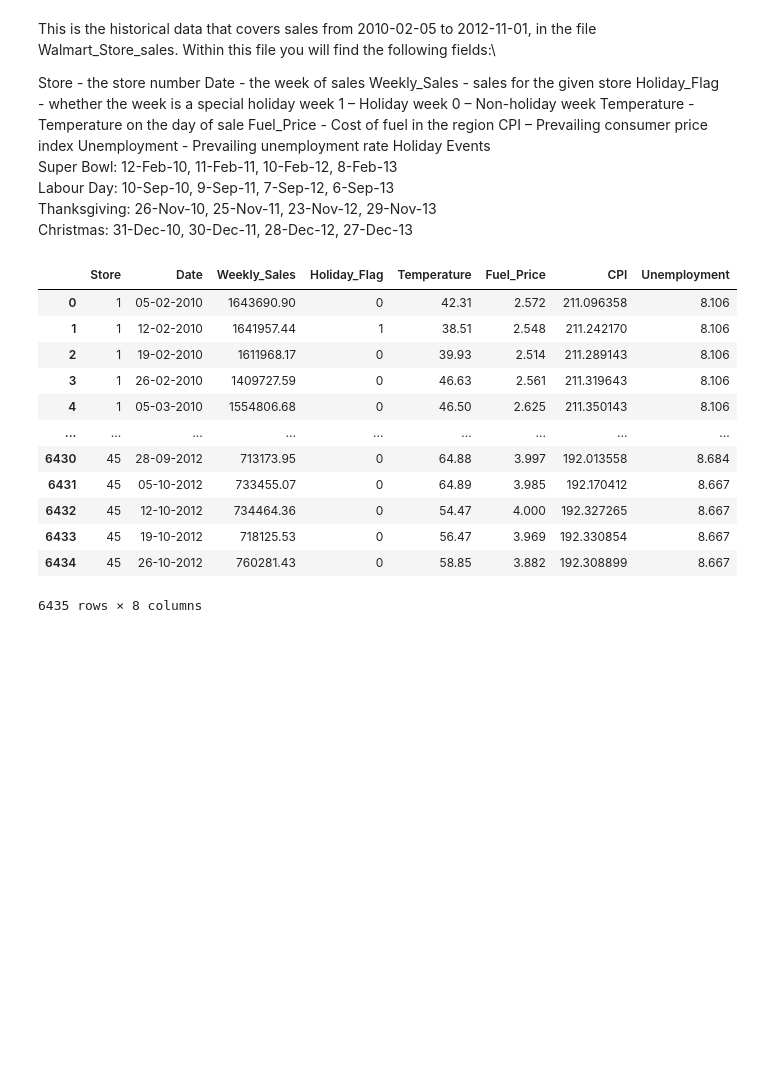
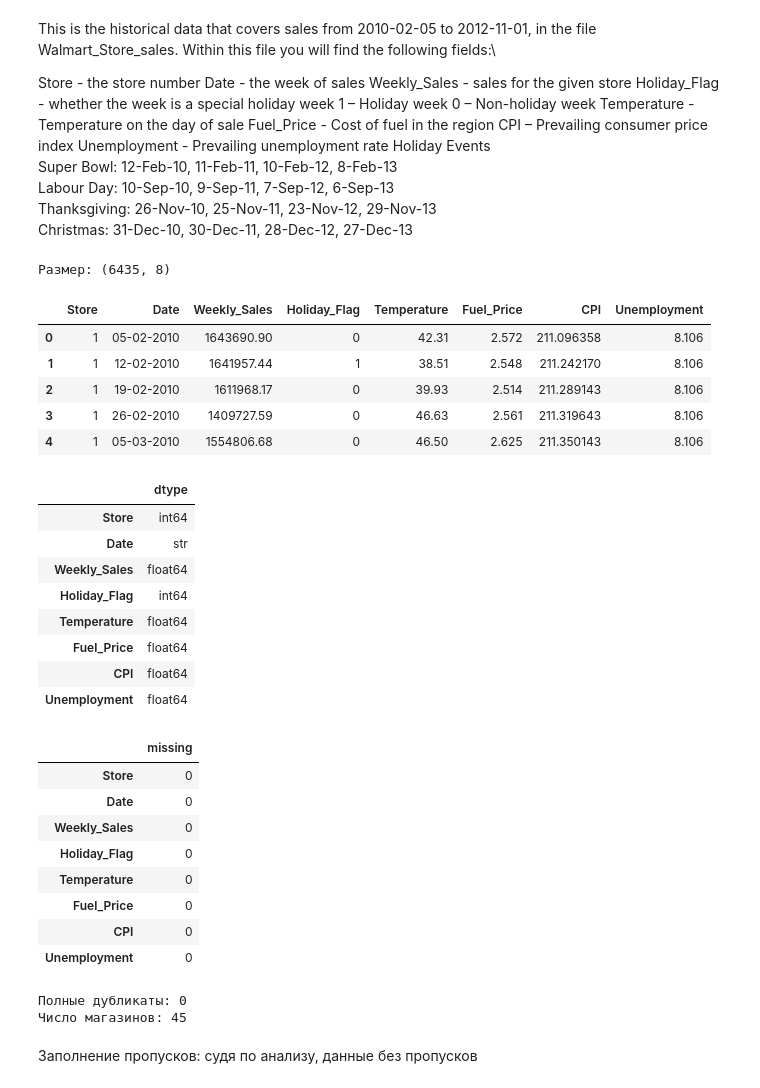
Before and after one commit to yargames1/ITMO, a Jupyter notebook: основы анализа данных/lab1/lab1.ipynb, the cells around one changed output. Cells and saved outputs as stored; diff of their text form; code cells hidden in the pictures; blank space fills up the shorter version.

```diff
--- a/основы анализа данных/lab1/lab1.ipynb
+++ b/основы анализа данных/lab1/lab1.ipynb
@@ -38,20 +19,39 @@ CPI – Prevailing consumer price index
 Unemployment - Prevailing unemployment rate
 Holiday Events<br /> Super Bowl: 12-Feb-10, 11-Feb-11, 10-Feb-12, 8-Feb-13<br /> Labour Day: 10-Sep-10, 9-Sep-11, 7-Sep-12, 6-Sep-13<br /> Thanksgiving: 26-Nov-10, 25-Nov-11, 23-Nov-12, 29-Nov-13<br /> Christmas: 31-Dec-10, 30-Dec-11, 28-Dec-12, 27-Dec-13
 # %%
-df = pd.read_csv('Walmart.csv')
+df = pd.read_csv("Walmart.csv")
+
+print("Размер:", df.shape)
+display(df.head())
+display(df.dtypes.to_frame("dtype"))
+display(df.isna().sum().to_frame("missing"))
+print("Полные дубликаты:", df.duplicated().sum())
+print("Число магазинов:", df["Store"].nunique())
+# %% [output]
+Размер: (6435, 8)
+|  | Store | Date | Weekly_Sales | Holiday_Flag | Temperature | Fuel_Price | CPI | Unemployment |
+| 0 | 1 | 05-02-2010 | 1643690.90 | 0 | 42.31 | 2.572 | 211.096358 | 8.106 |
+| 1 | 1 | 12-02-2010 | 1641957.44 | 1 | 38.51 | 2.548 | 211.242170 | 8.106 |
+| 2 | 1 | 19-02-2010 | 1611968.17 | 0 | 39.93 | 2.514 | 211.289143 | 8.106 |
+| 3 | 1 | 26-02-2010 | 1409727.59 | 0 | 46.63 | 2.561 | 211.319643 | 8.106 |
+| 4 | 1 | 05-03-2010 | 1554806.68 | 0 | 46.50 | 2.625 | 211.350143 | 8.106 |
+|  | dtype |
+| Store | int64 |
+| Date | str |
+| Weekly_Sales | float64 |
+| Holiday_Flag | int64 |
+| Temperature | float64 |
+| Fuel_Price | float64 |
+| CPI | float64 |
+| Unemployment | float64 |
+|  | missing |
+| Store | 0 |
+| Date | 0 |
+| Weekly_Sales | 0 |
+| Holiday_Flag | 0 |
+| Temperature | 0 |
+| Fuel_Price | 0 |
+| CPI | 0 |
+| Unemployment | 0 |
+Полные дубликаты: 0
+Число магазинов: 45
-# %%
-df
-# %% [output]
-|  | Store | Date | Weekly_Sales | Holiday_Flag | Temperature | Fuel_Price | CPI | Unemployment |
-| 0 | 1 | 05-02-2010 | 1643690.90 | 0 | 42.31 | 2.572 | 211.096358 | 8.106 |
-| 1 | 1 | 12-02-2010 | 1641957.44 | 1 | 38.51 | 2.548 | 211.242170 | 8.106 |
-| 2 | 1 | 19-02-2010 | 1611968.17 | 0 | 39.93 | 2.514 | 211.289143 | 8.106 |
-| 3 | 1 | 26-02-2010 | 1409727.59 | 0 | 46.63 | 2.561 | 211.319643 | 8.106 |
-| 4 | 1 | 05-03-2010 | 1554806.68 | 0 | 46.50 | 2.625 | 211.350143 | 8.106 |
-| ... | ... | ... | ... | ... | ... | ... | ... | ... |
-| 6430 | 45 | 28-09-2012 | 713173.95 | 0 | 64.88 | 3.997 | 192.013558 | 8.684 |
-| 6431 | 45 | 05-10-2012 | 733455.07 | 0 | 64.89 | 3.985 | 192.170412 | 8.667 |
-| 6432 | 45 | 12-10-2012 | 734464.36 | 0 | 54.47 | 4.000 | 192.327265 | 8.667 |
-| 6433 | 45 | 19-10-2012 | 718125.53 | 0 | 56.47 | 3.969 | 192.330854 | 8.667 |
-| 6434 | 45 | 26-10-2012 | 760281.43 | 0 | 58.85 | 3.882 | 192.308899 | 8.667 |
-6435 rows × 8 columns
@@ -59,0 +58,3 @@ df.info()
+# %% [markdown]
+Заполнение пропусков:
+судя по анализу, данные без пропусков
```
Also changed, not shown: parts of 26 cells of this notebook, 44 other files.
